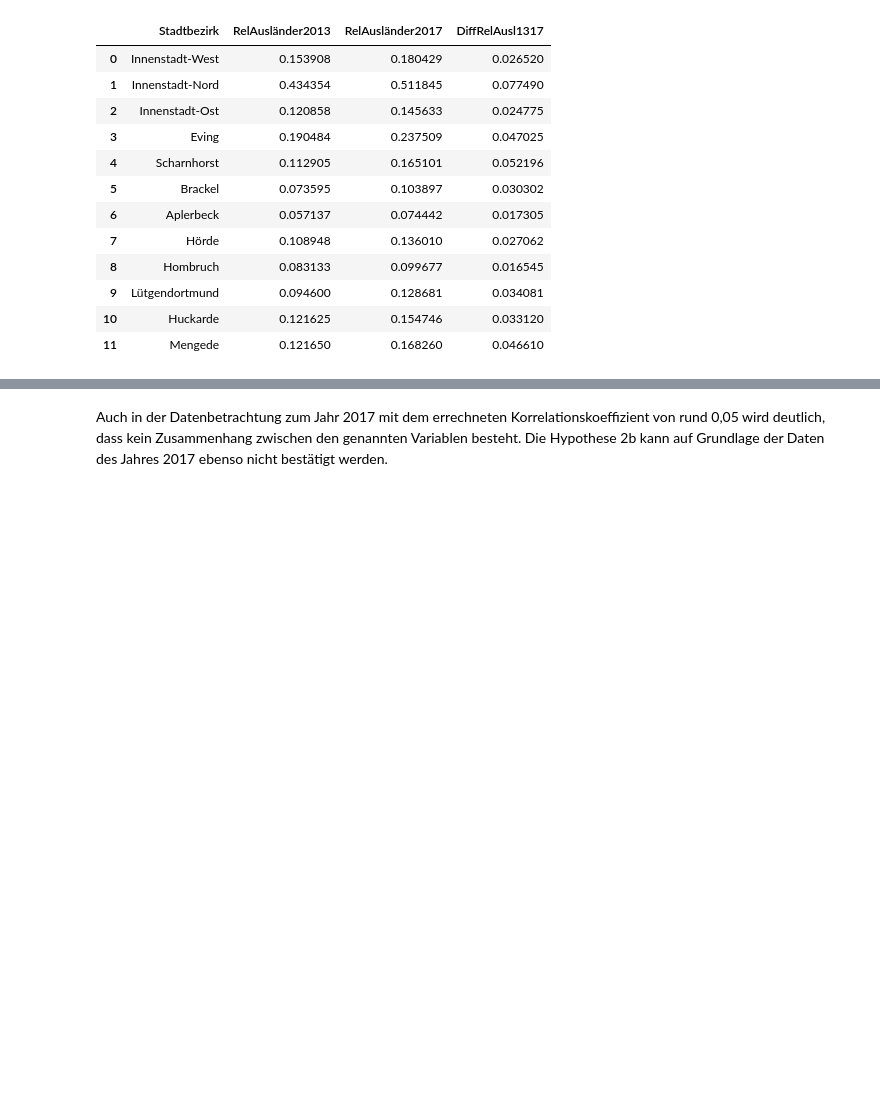
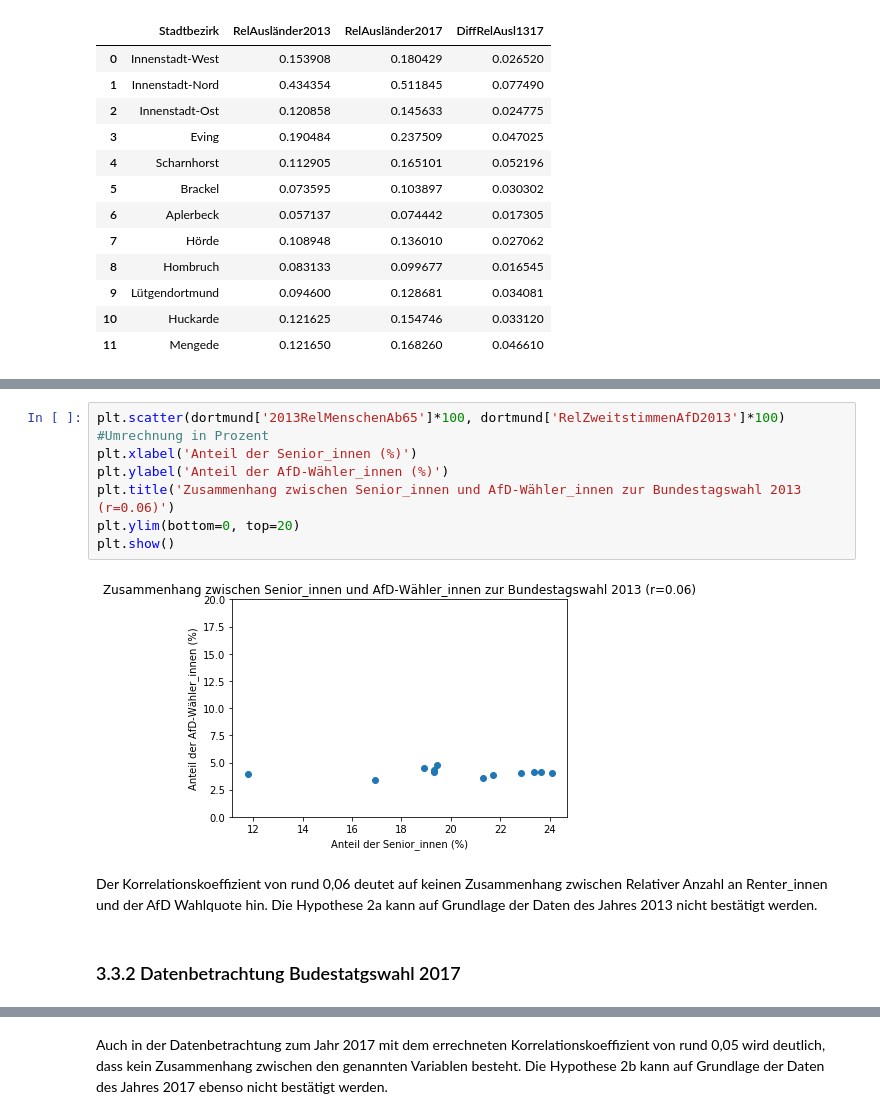
Before and after one commit to tschroeder10961/datascience-urban-segregation, a Jupyter notebook: GruppeB/Jupiter_Notebook_Dortmund.ipynb, the cells around one changed output, grey strips where cells are left out. Saved outputs shown, nothing was run; the diff lists cells and outputs as text; blank space fills up the shorter version.

```diff
--- a/GruppeB/Jupiter_Notebook_Dortmund.ipynb
+++ b/GruppeB/Jupiter_Notebook_Dortmund.ipynb
@@ -454 +359,14 @@ dortmundRentnerAfD2013.head(n=12)
+# %%
+plt.scatter(dortmund['2013RelMenschenAb65']*100, dortmund['RelZweitstimmenAfD2013']*100) #Umrechnung in Prozent
+plt.xlabel('Anteil der Senior_innen (%)')
+plt.ylabel('Anteil der AfD-Wähler_innen (%)')
+plt.title('Zusammenhang zwischen Senior_innen und AfD-Wähler_innen zur Bundestagswahl 2013 (r=0.06)')
+plt.ylim(bottom=0, top=20)
+plt.show()
+# %% [output]
+[figure, added]
+# %% [markdown]
+Der Korrelationskoeffizient von rund 0,06 deutet auf keinen Zusammenhang zwischen Relativer Anzahl an Renter_innen und der AfD Wahlquote hin. Die Hypothese 2a kann auf Grundlage der Daten des Jahres 2013 nicht bestätigt werden.
+# %% [markdown]
+### 3.3.2 Datenbetrachtung Budestatgswahl 2017
 # %%
```
Also changed, not shown: parts of 105 cells of this notebook.
